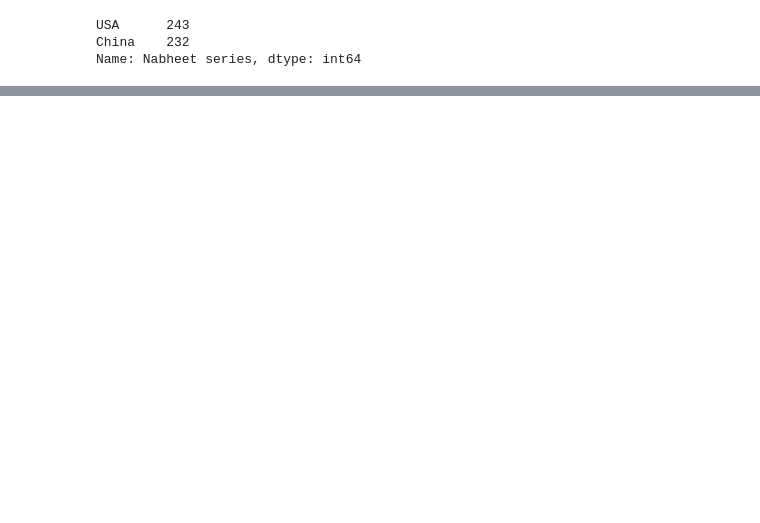
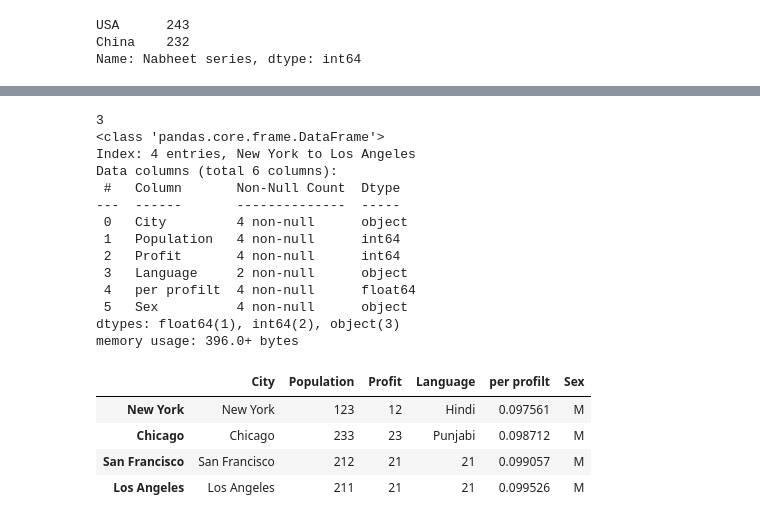
Before and after one commit to NabheetCloud/freeCodeCampSciPython, a Jupyter notebook: DA-Pandas.ipynb, the cells around one changed output, grey strips where cells are left out. Drawn from its saved outputs; the diff is of its cells as text; code cells hidden in the pictures; blank space fills up the shorter version.

```diff
--- a/DA-Pandas.ipynb
+++ b/DA-Pandas.ipynb
@@ -59,0 +115,35 @@ Name: Chicago, dtype: object
+# %%
+# Data cleaning
+
+pd.isnull(np.nan)
+pd.isnull(1)
+pd.isna(None)
+s = pd.Series(['a', 3, np.nan, 1, np.nan])
+
+print(s.notnull().sum())
+
+# df
+df.isnull().count()
+df.info()
+df.fillna("NA")
+df.fillna(method='ffill',axis=1)
+# %% [output]
+3
+<class 'pandas.core.frame.DataFrame'>
+Index: 4 entries, New York to Los Angeles
+Data columns (total 6 columns):
+ #   Column       Non-Null Count  Dtype
+---  ------       --------------  -----
+ 0   City         4 non-null      object
+ 1   Population   4 non-null      int64
+ 2   Profit       4 non-null      int64
+ 3   Language     2 non-null      object
+ 4   per profilt  4 non-null      float64
+ 5   Sex          4 non-null      object
+dtypes: float64(1), int64(2), object(3)
+memory usage: 396.0+ bytes
+|  | City | Population | Profit | Language | per profilt | Sex |
+| New York | New York | 123 | 12 | Hindi | 0.097561 | M |
+| Chicago | Chicago | 233 | 23 | Punjabi | 0.098712 | M |
+| San Francisco | San Francisco | 212 | 21 | 21 | 0.099057 | M |
+| Los Angeles | Los Angeles | 211 | 21 | 21 | 0.099526 | M |
```
Also changed, not shown: parts of 10 cells of this notebook, 2 other files.
